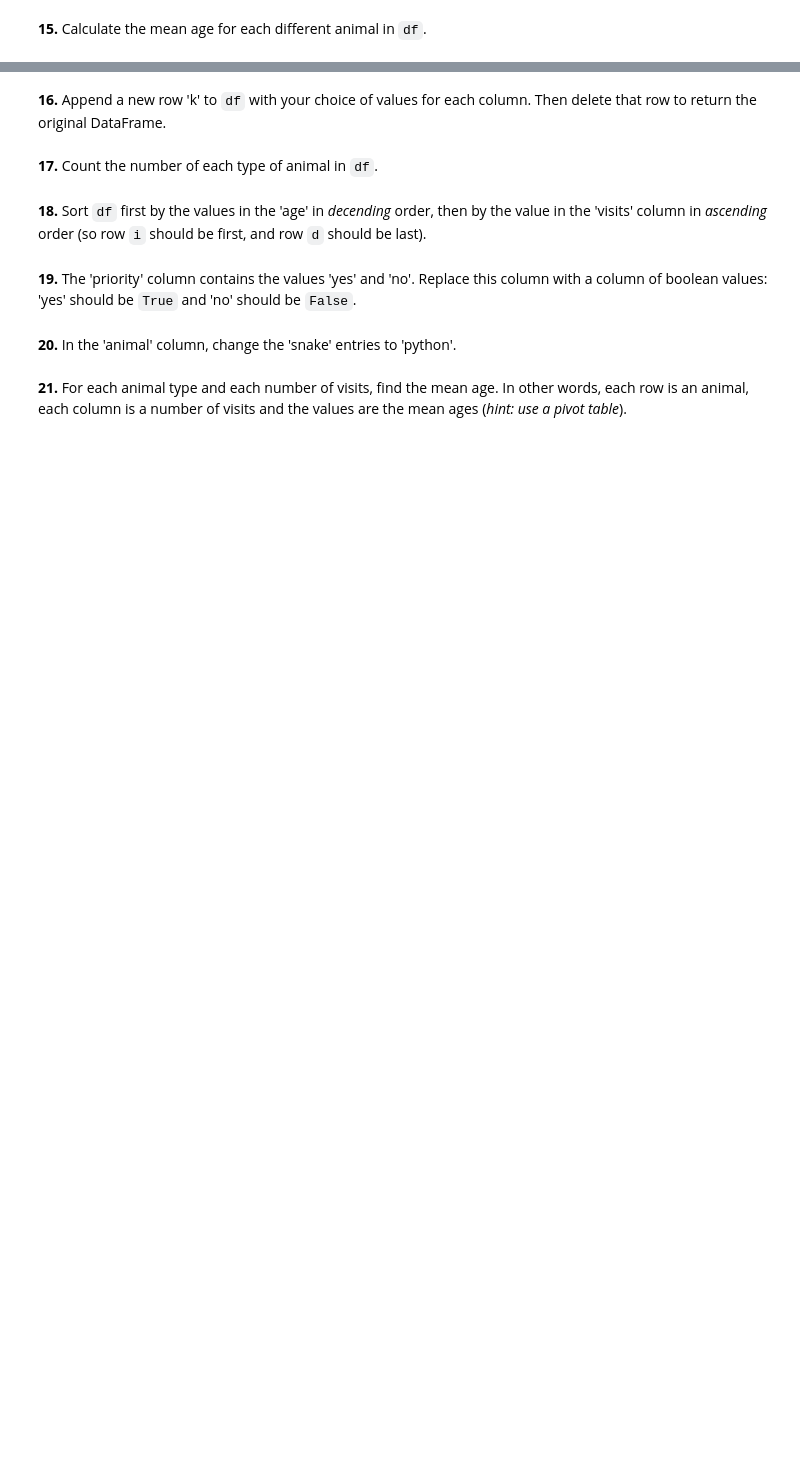
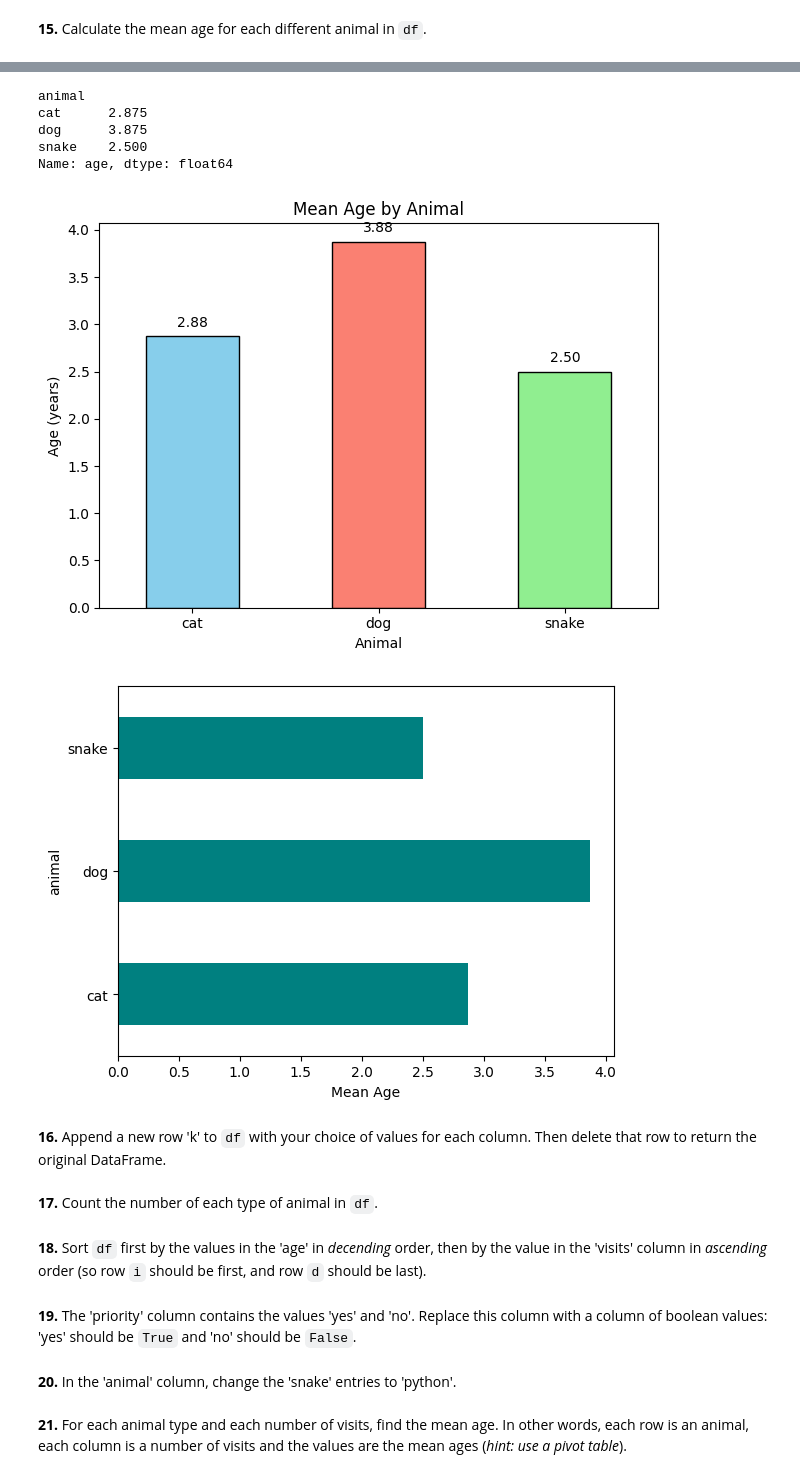
Before and after one commit to xshlc/100-pandas-puzzles, a Jupyter notebook: 100-pandas-puzzles.ipynb, the cells around one changed output, grey strips where cells are left out. Saved outputs shown, nothing was run; the diff lists cells and outputs as text; code cells hidden in the pictures; blank space fills up the shorter version.

```diff
--- a/100-pandas-puzzles.ipynb
+++ b/100-pandas-puzzles.ipynb
@@ -313,0 +372,15 @@ rows_with_nan_in_cols
+# %%
+# Forward fill `ffill` or Backwards Fill `bfill`
+# Use Case: Time-series data where missing values should follow trends.
+
+# Propagate last valid value forward (e.g., fill NaN with the previous row's value)
+#df_ffilled = df.fillna(method='ffill')  # deprecated
+df_ffilled = df.ffill()
+# Or fill with the next valid value
+#df_bfilled = df.fillna(method='bfill')  # deprecated
+df_bfilled = df.bfill()
+
+
+# Fill Missing Values in Specific Columns
+# Forward fill only 'age' and 'visits'
+df[['age', 'visits']] = df[['age', 'visits']].ffill()
@@ -318,2 +608,6 @@ rows_with_nan_in_cols
 # %% [markdown]
 **13.** Change the age in row 'f' to 1.5.
+# %%
+df.loc['f', 'age'] = 1.5  # recommended way
+# %%
+df.at['f', 'age'] = 1.5 # faster for single value assignment
@@ -324,3 +695,47 @@ rows_with_nan_in_cols
+# %%
+import matplotlib.pyplot as plt
+
+# Calculate mean age (auto-excludes NaN)
+mean_age = df.groupby('animal')['age'].mean()
+print(mean_age)
+
+# Plot with custom style
+mean_age.plot(kind='bar',
+              color=['skyblue', 'salmon', 'lightgreen'],
+              edgecolor='black',
+              title='Mean Age by Animal',
+              ylabel='Age (years)',
+              xlabel='Animal',
+              rot=0)  # Rotate x-labels to horizontal
+
+# Key Customizations:
+
+#     Colors: Assigned distinct colors to each bar.
+
+#     Value Labels: Added exact mean values on top of bars (formatted to 2 decimal places).
+
+#     Axes Labels: Clear titles for both axes.
+
+#     NaN Handling: The mean() calculation automatically excluded missing values.
+
+# # Add value labels on top of bars
+for i, v in enumerate(mean_age):
+    plt.text(i, v + 0.1, f"{v:.2f}", ha='center')
+
+plt.tight_layout()  # Prevent label cutoff
+plt.show()
+
+mean_age.plot(kind='barh', color='teal')  # Horizontal bars
+plt.xlabel('Mean Age')
+plt.show()
+# %% [output]
+animal
+cat      2.875
+dog      3.875
+snake    2.500
+Name: age, dtype: float64
+[figure, added]
+[figure, added]
 # %% [markdown]
 **16.** Append a new row 'k' to `df` with your choice of values for each column. Then delete that row to return the original DataFrame.
 # %% [markdown]
```
Also changed, not shown: parts of 44 cells of this notebook.
